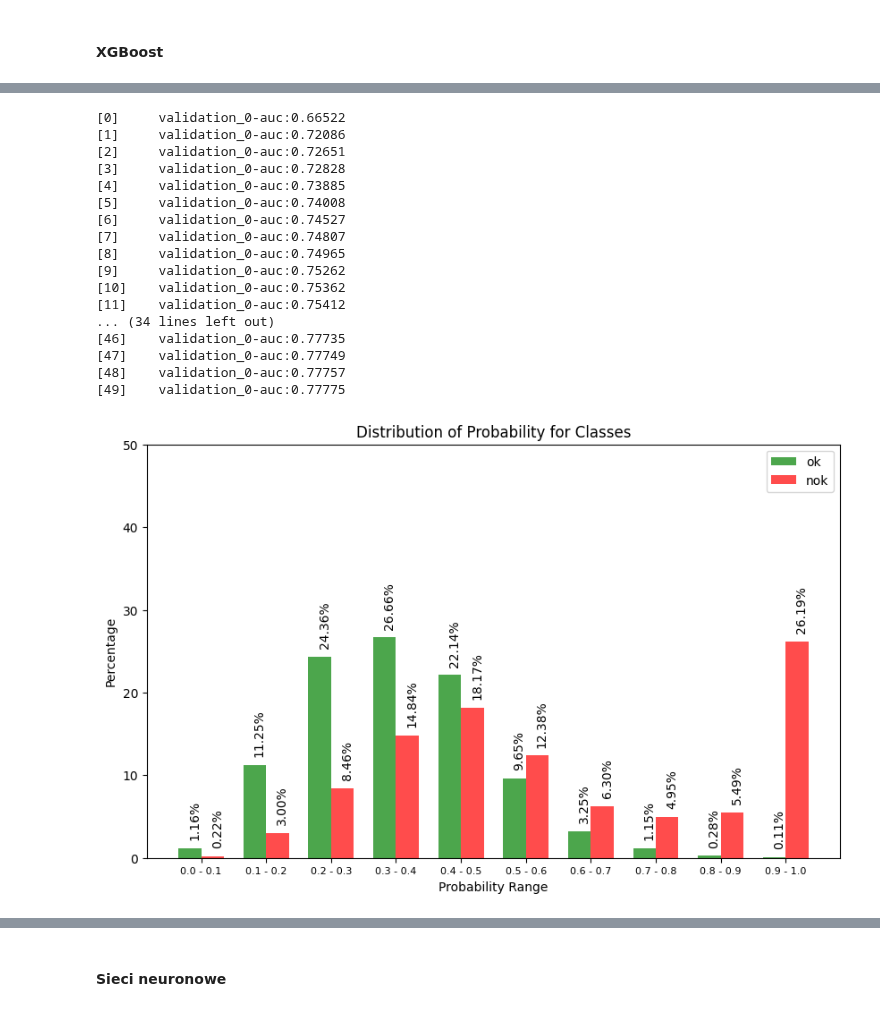
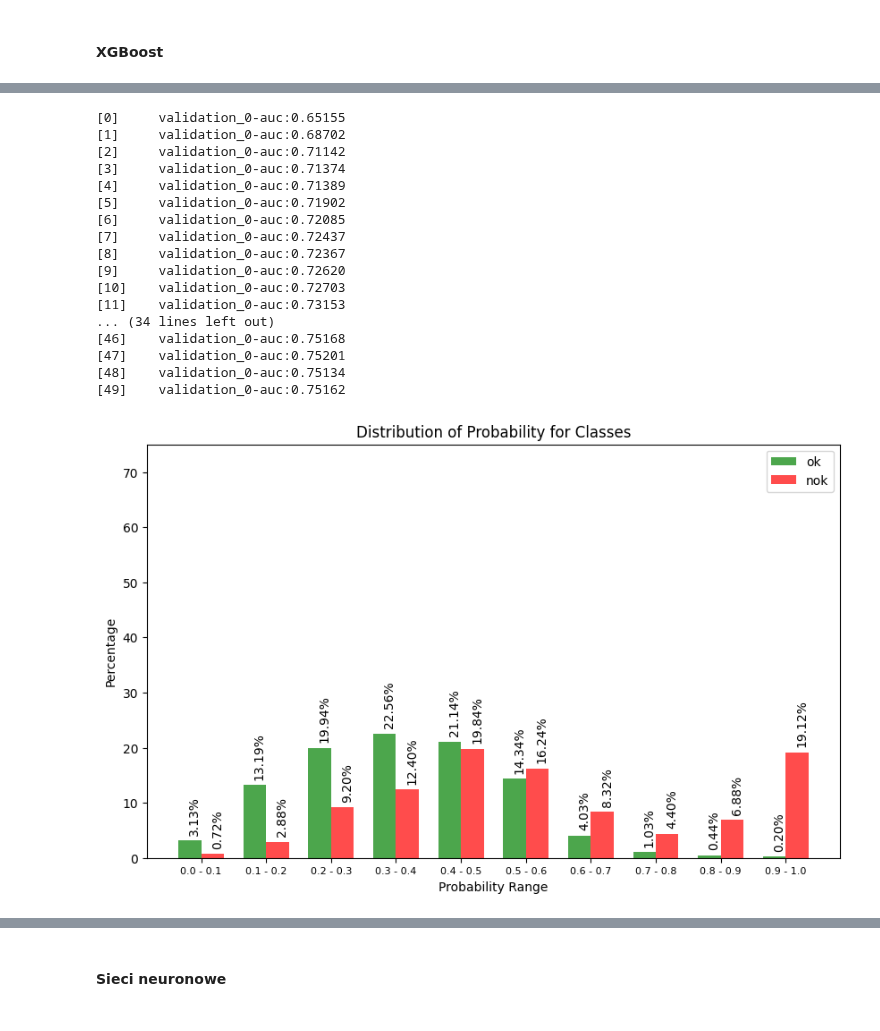
Before and after one commit to kubas99x/predict_quality_of_car_parts, a Jupyter notebook: src/traning_models.ipynb, the cells around one changed output, grey strips where cells are left out. Saved outputs shown, nothing was run; the diff lists cells and outputs as text; code cells hidden in the pictures.

```diff
--- a/src/traning_models.ipynb
+++ b/src/traning_models.ipynb
@@ -75,0 +35,3 @@ dict_keys(['x_train', 'x_valid', 'x_test', 'y_train', 'y_valid', 'y_test'])
+# %%
+ml_data_dgm9 = read_data_for_traning('dgm9_9')
+ml_data_dgm10 = read_data_for_traning('dgm10_10')
@@ -84,5 +64,5 @@ clf = random_forest_model(*ml_data_ss.values(), run_name_="only_4_columns_1")
 # %% [markdown]
 <h4>XGBoost</h4>
 # %%
-clf = xgb_model(*ml_data_nn.values(), run_name_="nn_final_model")
+clf_dgm9 = xgb_model(*ml_data_dgm9.values(), run_name_="dgm9")
 # %% [output]
@@ -92,18 +72,18 @@ clf = xgb_model(*ml_data_nn.values(), run_name_="nn_final_model")
-[0]     validation_0-auc:0.66522
-[1]     validation_0-auc:0.72086
-[2]     validation_0-auc:0.72651
-[3]     validation_0-auc:0.72828
-[4]     validation_0-auc:0.73885
-[5]     validation_0-auc:0.74008
-[6]     validation_0-auc:0.74527
-[7]     validation_0-auc:0.74807
-[8]     validation_0-auc:0.74965
-[9]     validation_0-auc:0.75262
-[10]    validation_0-auc:0.75362
-[11]    validation_0-auc:0.75412
+[0]     validation_0-auc:0.65155
+[1]     validation_0-auc:0.68702
+[2]     validation_0-auc:0.71142
+[3]     validation_0-auc:0.71374
+[4]     validation_0-auc:0.71389
+[5]     validation_0-auc:0.71902
+[6]     validation_0-auc:0.72085
+[7]     validation_0-auc:0.72437
+[8]     validation_0-auc:0.72367
+[9]     validation_0-auc:0.72620
+[10]    validation_0-auc:0.72703
+[11]    validation_0-auc:0.73153
 ... (34 lines left out)
-[46]    validation_0-auc:0.77735
-[47]    validation_0-auc:0.77749
-[48]    validation_0-auc:0.77757
-[49]    validation_0-auc:0.77775
+[46]    validation_0-auc:0.75168
+[47]    validation_0-auc:0.75201
+[48]    validation_0-auc:0.75134
+[49]    validation_0-auc:0.75162
-[figure, old version]
+[figure, new version]
```
Also changed, not shown: parts of 8 cells of this notebook, 4 other files.
